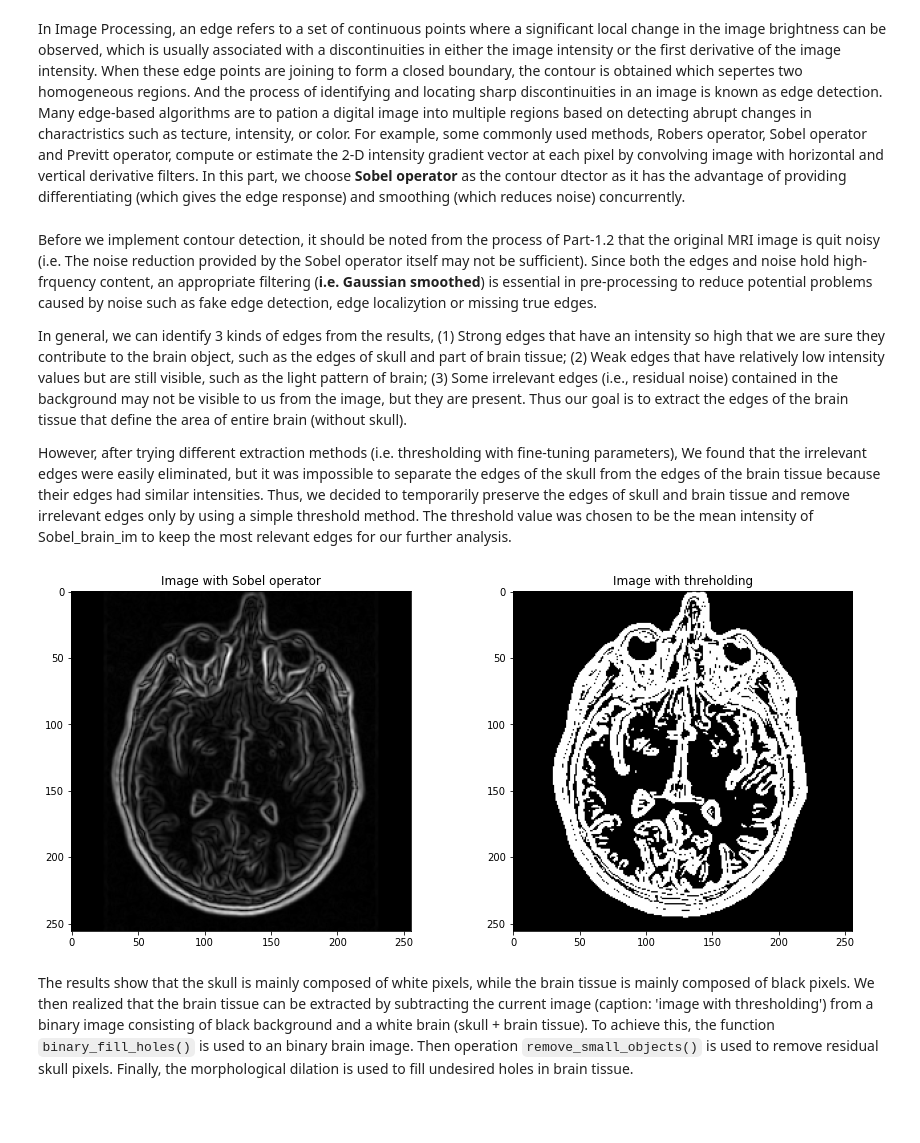
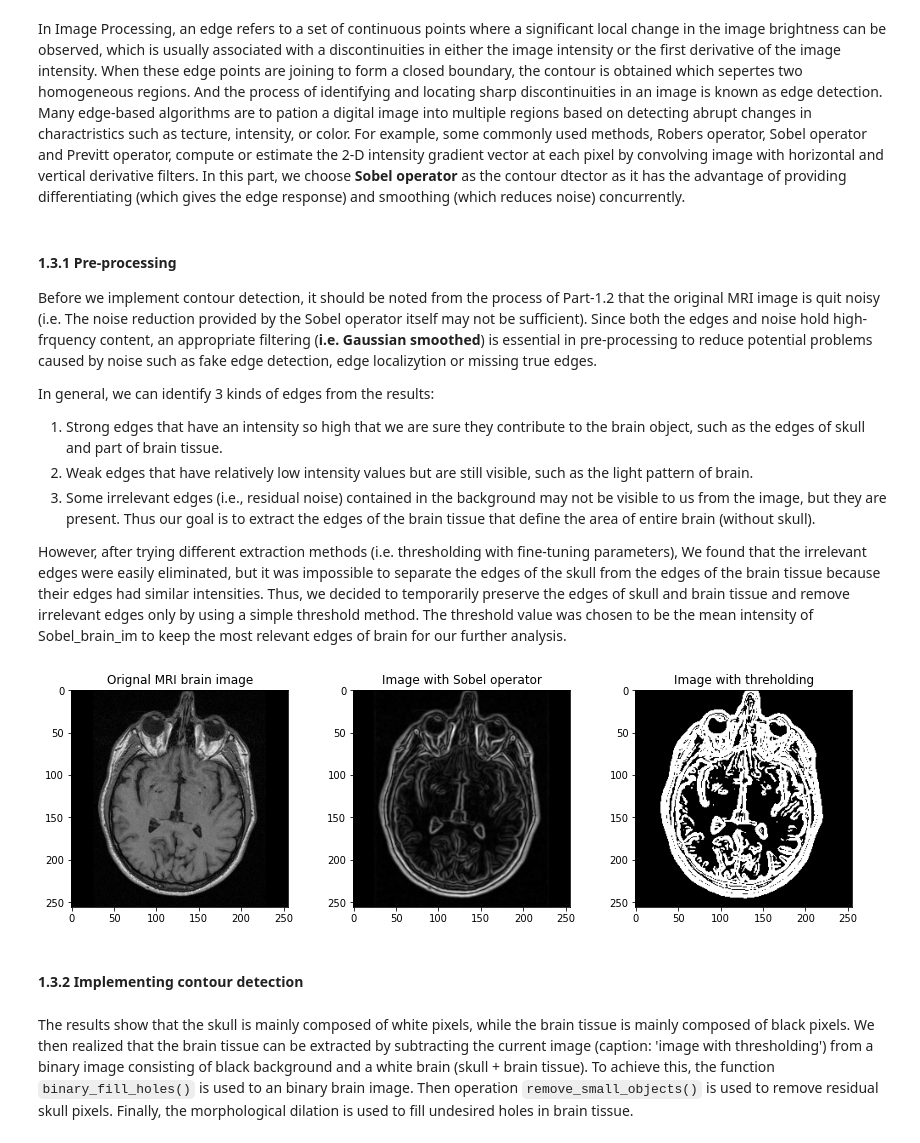
Before and after one commit to LTS5/iapr, a Jupyter notebook: labs/lab_01_segmentation.ipynb, the cells around one changed output. Cells and saved outputs as stored; diff of their text form; code cells hidden in the pictures; blank space fills up the shorter version.

```diff
--- a/labs/lab_01_segmentation.ipynb
+++ b/labs/lab_01_segmentation.ipynb
@@ -125,9 +104,13 @@ plt.show()
 # %%
-def plotMultipleImages(nrows, ncols, images, titles):
+# function to plot multiple images
+def plotMultipleImages(nrows, ncols, images, titles, cmap):
     fig = plt.figure(figsize=(14,7))
     fig.subplots_adjust(hspace=0.4, wspace=0.3)
     for i in range(len(titles)):
         ax = fig.add_subplot(nrows, ncols, i+1)
-        ax.imshow(images[i], cmap='gray')
+        if cmap[i]=='rgb':
+            ax.imshow(images[i])
+        else:
+            ax.imshow(images[i], cmap=cmap[i])
         ax.set_title(titles[i])
     plt.show()
@@ -268,30 +238,33 @@ Unless image has had a threshold function applied, a continuous path of points r
 # %% [markdown]
 In Image Processing, an edge refers to a set of continuous points where a significant local change in the image brightness can be observed, which is usually associated with a discontinuities in either the image intensity or the first derivative of the image intensity. When these edge points are joining to form a closed boundary, the contour is obtained which sepertes two homogeneous regions. And the process of identifying and locating sharp discontinuities in an image is known as edge detection. Many edge-based algorithms are to pation a digital image into multiple regions based on detecting abrupt changes in charactristics such as tecture, intensity, or color. For example, some commonly used methods, Robers operator, Sobel operator and Previtt operator, compute or estimate the 2-D intensity gradient vector at each pixel by convolving image with horizontal and vertical derivative filters. In this part, we choose **Sobel operator** as the contour dtector as it has the advantage of providing differentiating (which gives the edge response) and smoothing (which reduces noise) concurrently.
 # %% [markdown]
+#### 1.3.1 Pre-processing
+
 Before we implement contour detection, it should be noted from the process of Part-1.2 that the original MRI image is quit noisy (i.e. The noise reduction provided by the Sobel operator itself may not be sufficient). Since both the edges and noise hold high-frquency content, an appropriate filtering (**i.e. Gaussian smoothed**) is essential in pre-processing to reduce potential problems caused by noise such as fake edge detection, edge localizytion or missing true edges.
 
-In general, we can identify 3 kinds of edges from the results, (1) Strong edges that have an intensity so high that we are sure they contribute to the brain object, such as the edges of skull and part of brain tissue; (2) Weak edges that have relatively low intensity values but are still visible, such as the light pattern of brain; (3) Some irrelevant edges (i.e., residual noise) contained in the background may not be visible to us from the image, but they are present. Thus our goal is to extract the edges of the brain tissue that define the area of entire brain (without skull).
+In general, we can identify 3 kinds of edges from the results:
+1. Strong edges that have an intensity so high that we are sure they contribute to the brain object, such as the edges of skull and part of brain tissue.
+1. Weak edges that have relatively low intensity values but are still visible, such as the light pattern of brain.
+1. Some irrelevant edges (i.e., residual noise) contained in the background may not be visible to us from the image, but they are present. Thus our goal is to extract the edges of the brain tissue that define the area of entire brain (without skull).
 
-However, after trying different extraction methods (i.e. thresholding with fine-tuning parameters), We found that the irrelevant edges were easily eliminated, but it was impossible to separate the edges of the skull from the edges of the brain tissue because their edges had similar intensities. Thus, we decided to temporarily preserve the edges of skull and brain tissue and remove irrelevant edges only by using a simple threshold method. The threshold value was chosen to be the mean intensity of Sobel_brain_im to keep the most relevant edges for our further analysis.
+However, after trying different extraction methods (i.e. thresholding with fine-tuning parameters), We found that the irrelevant edges were easily eliminated, but it was impossible to separate the edges of the skull from the edges of the brain tissue because their edges had similar intensities. Thus, we decided to temporarily preserve the edges of skull and brain tissue and remove irrelevant edges only by using a simple threshold method. The threshold value was chosen to be the mean intensity of Sobel_brain_im to keep the most relevant edges of brain for our further analysis.
 # %%
 # Smooth the image for better edge detection
 Gaussian_brain_im = cv.GaussianBlur(brain_im, (5,5), 0)
-
-#images = [brain_im, Gaussian_brain_im]
-#titles = titles = ['Original MRI brain image', 'Image with Gaussian smoothed']
-#plotMultipleImages(1, 2,images, titles)
 
 # Sobel Edge Detection
 Sobel_brain_im = filters.sobel(Gaussian_brain_im)
 
 # threshold
 _ ,thres_brain_im = cv.threshold(Sobel_brain_im, np.mean(Sobel_brain_im)*1, 255,cv.THRESH_BINARY)
 
-images = [Sobel_brain_im, thres_brain_im]
-titles = titles = ['Image with Sobel operator', 'Image with threholding']
-plotMultipleImages(1, 2,images, titles)
+images = [brain_im, Sobel_brain_im, thres_brain_im]
+titles = titles = ['Orignal MRI brain image', 'Image with Sobel operator', 'Image with threholding']
+plotMultipleImages(1, 3,images, titles, cmap=['gray']*3)
 # %% [output]
-[figure, old version]
+[figure, new version]
+# %% [markdown]
+#### 1.3.2 Implementing contour detection
 # %% [markdown]
 The results show that the skull is mainly composed of white pixels, while the brain tissue is mainly composed of black pixels. We then realized that the brain tissue can be extracted by subtracting the current image (caption: 'image with thresholding') from a binary image consisting of black background and a white brain (skull + brain tissue). To achieve this, the function `binary_fill_holes()` is used to an binary brain image. Then  operation `remove_small_objects()` is used to remove residual skull pixels. Finally, the morphological dilation is used to fill undesired holes in brain tissue.
 # %%
```
Also changed, not shown: parts of 64 cells of this notebook.
